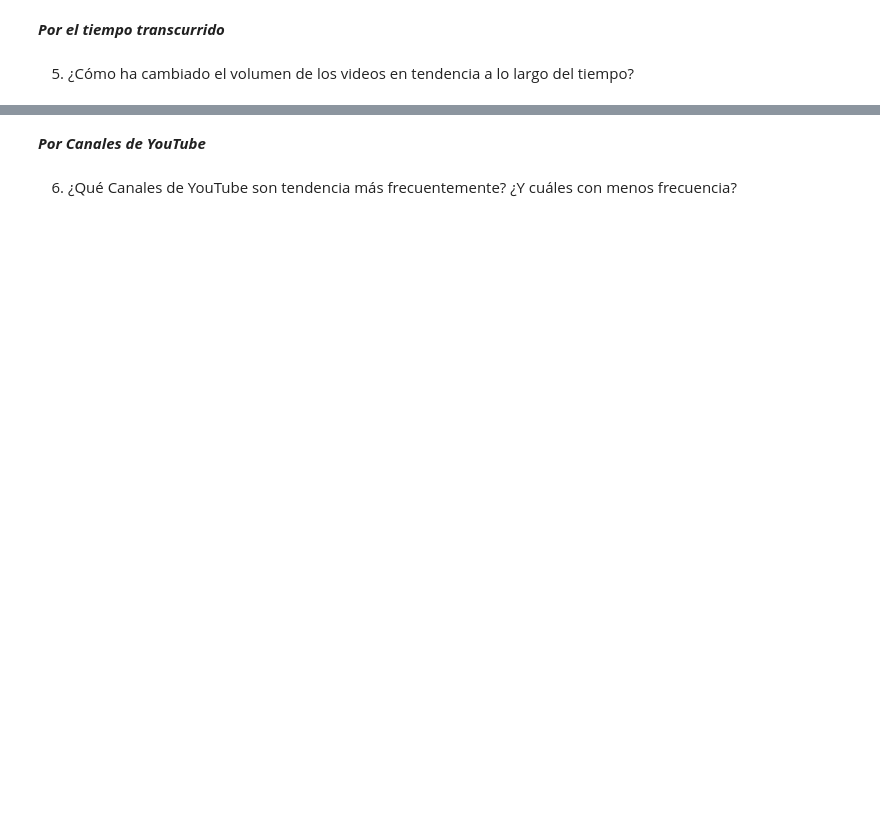
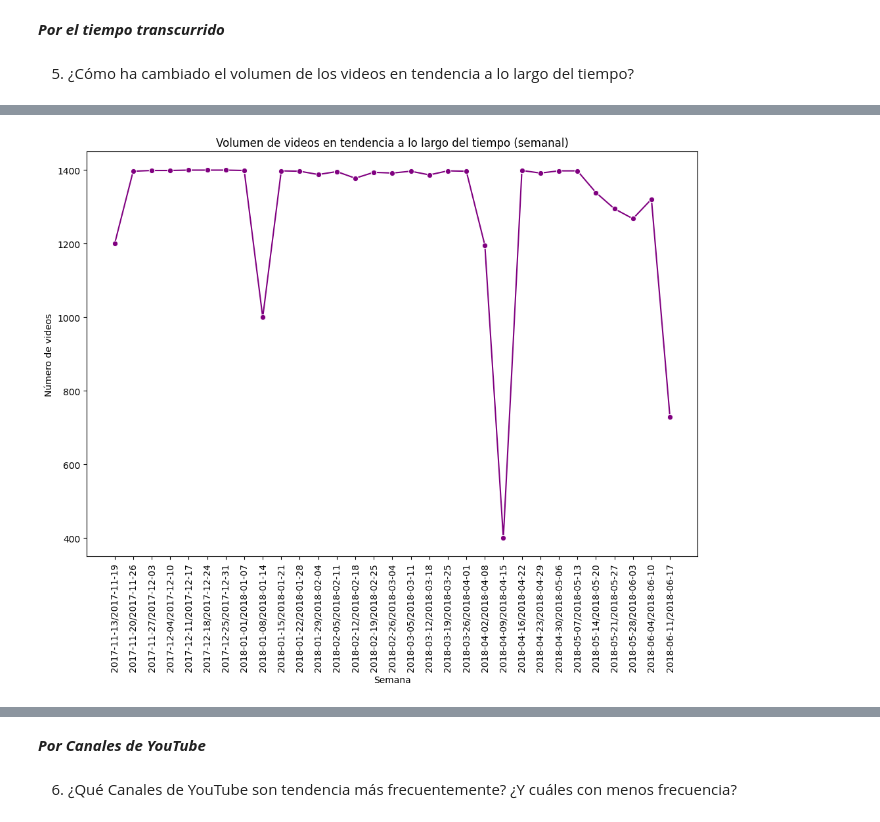
Before and after one commit to yselae/FDS-2024-2-CC51, a Jupyter notebook: code/TrabajoFinal.ipynb, the cells around one changed output, grey strips where cells are left out. Cells and saved outputs as stored; diff of their text form; code cells hidden in the pictures; blank space fills up the shorter version.

```diff
--- a/code/TrabajoFinal.ipynb
+++ b/code/TrabajoFinal.ipynb
@@ -238,0 +279,9 @@ Passing `palette` without assigning `hue` is deprecated and will be removed in v
+# %%
+# Contar el número de videos en tendencia por semana
+videos_df['trending_week'] = videos_df['trending_date'].dt.to_period('W')
+weekly_trends = videos_df['trending_week'].value_counts().sort_index()
+plt.figure(figsize=(12, 8))
+sns.lineplot(x=weekly_trends.index.astype(str), y=weekly_trends.values, marker='o', color='purple')
+show_plot('Volumen de videos en tendencia a lo largo del tiempo (semanal)', 'Semana', 'Número de videos')
+# %% [output]
+[figure, added]
```
Also changed, not shown: parts of 15 cells of this notebook.
